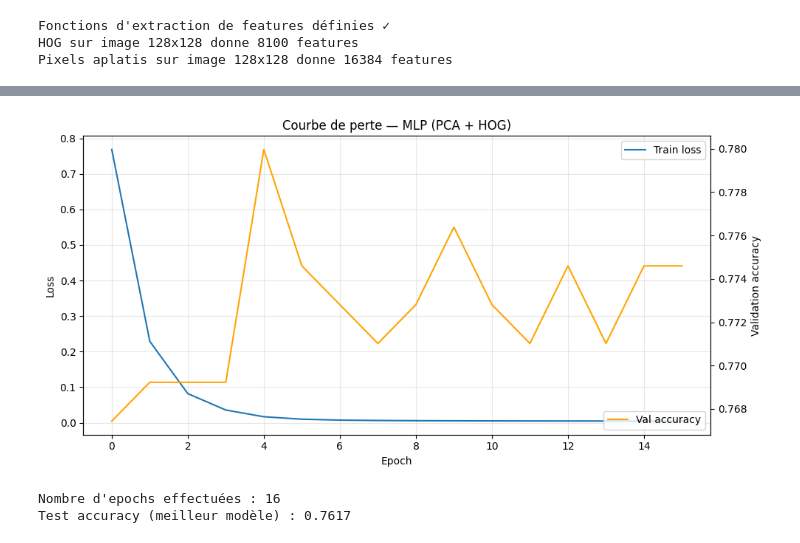
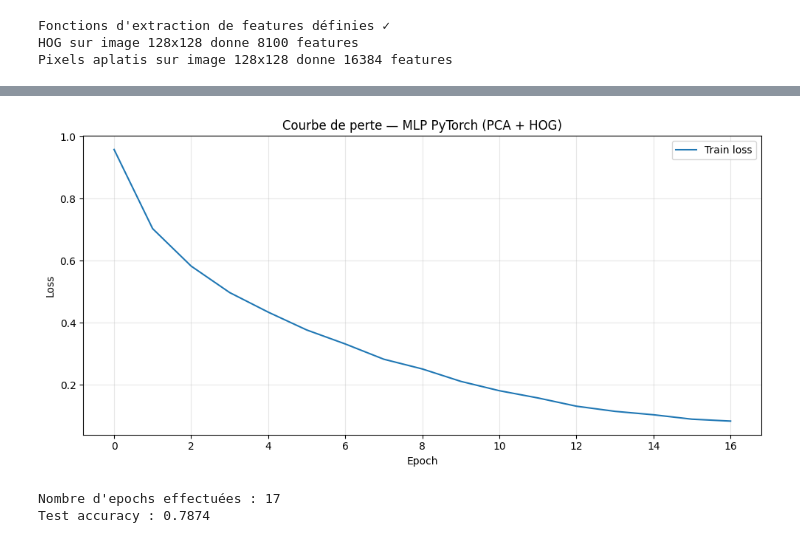
Before and after one commit to Mathis0000/Memoire, a Jupyter notebook: mlp/mlp.ipynb, the cells around one changed output, grey strips where cells are left out. Cells and saved outputs as stored; diff of their text form; code cells hidden in the pictures.

```diff
--- a/mlp/mlp.ipynb
+++ b/mlp/mlp.ipynb
@@ -161,16 +185,10 @@ PCA sera testée avec différents n_components dans le RandomizedSearchCV
 # %%
 scaler_hog = StandardScaler()
 X_train_hog_scaled = scaler_hog.fit_transform(X_train_hog)
+X_val_hog_scaled   = scaler_hog.transform(X_val_hog)
 X_test_hog_scaled  = scaler_hog.transform(X_test_hog)
 
-X_train_combined_raw = np.hstack([X_train_pixels_scaled, X_train_hog_scaled])
-X_test_combined_raw  = np.hstack([X_test_pixels_scaled,  X_test_hog_scaled])
-
-n_pixel_features = X_train_pixels_scaled.shape[1]
-n_hog_features   = X_train_hog_scaled.shape[1]
-
-print(f"Shape X_train_hog_scaled     : {X_train_hog_scaled.shape}")
-print(f"Shape X_train_combined_raw   : {X_train_combined_raw.shape}")
-print(f"  - Colonnes pixels : 0 à {n_pixel_features - 1}")
-print(f"  - Colonnes HOG    : {n_pixel_features} à {n_pixel_features + n_hog_features - 1}")
+del X_train_hog, X_val_hog, X_test_hog
+gc.collect()
+print(f"Shape X_train_hog_scaled : {X_train_hog_scaled.shape}")
 # %% [output]
@@ -367,7 +450,7 @@ print("="*70)
 comparison_data = []
 
 for name, data in results.items():
-    y_pred = data['best_model'].predict(data['X_test'])
+    y_pred = predict(data['best_model'], data['X_test'])
 
     acc  = accuracy_score(y_test, y_pred)
     bacc = balanced_accuracy_score(y_test, y_pred)
@@ -381,7 +464,7 @@ for name, data in results.items():
 
     comparison_data.append({
         'Approche':      name,
-        'CV Score':      data['best_cv_score'],
+        'Val Score':     data['best_cv_score'],
         'Test Accuracy': acc,
         'Balanced Acc':  bacc,
         'Precision':     prec,
@@ -497,48 +580,38 @@ plt.show()
 # %%
-# Courbe de perte du meilleur modèle (ré-entraîné seul pour accéder à loss_curve_)
-best_params = best_data['best_params']
+best_data = results[best_approach]
+best_p    = best_data['best_params'].copy()
 
-# Extraire les paramètres MLP (sans le préfixe pipeline)
-mlp_keys = {k.replace('mlp__', ''): v for k, v in best_params.items() if k.startswith('mlp__')}
-pca_n    = best_params.get('pca__n_components') or best_params.get('features__pca__n_components')
+if best_approach == 'PCA':
+    pca_n   = best_p.pop('pca_n')
+    pca_obj = skPCA(n_components=pca_n, random_state=42).fit(X_train_pixels_scaled)
+    X_tr_fin  = pca_obj.transform(X_train_pixels_scaled)
+    X_val_fin = pca_obj.transform(X_val_pixels_scaled)
+    X_te_fin  = pca_obj.transform(X_test_pixels_scaled)
+elif best_approach == 'HOG':
+    best_p.pop('pca_n', None)
+    X_tr_fin, X_val_fin, X_te_fin = X_train_hog_scaled, X_val_hog_scaled, X_test_hog_scaled
+else:
+    pca_n   = best_p.pop('pca_n')
+    pca_obj = skPCA(n_components=pca_n, random_state=42).fit(X_train_pixels_scaled)
+    X_tr_fin  = np.hstack([pca_obj.transform(X_train_pixels_scaled), X_train_hog_scaled])
+    X_val_fin = np.hstack([pca_obj.transform(X_val_pixels_scaled),   X_val_hog_scaled])
+    X_te_fin  = np.hstack([pca_obj.transform(X_test_pixels_scaled),  X_test_hog_scaled])
 
-# Préparer X selon la meilleure approche
-if best_approach == 'PCA':
-    pca_final = PCA(n_components=pca_n, random_state=42).fit(X_train_pixels_scaled)
-    X_tr = pca_final.transform(X_train_pixels_scaled)
-    X_te = pca_final.transform(X_test_pixels_scaled)
-elif best_approach == 'HOG':
-    X_tr, X_te = X_train_hog_scaled, X_test_hog_scaled
-else:
-    from sklearn.compose import ColumnTransformer
-    ct = ColumnTransformer([
-        ('pca', PCA(n_components=pca_n, random_state=42), list(range(n_pixel_features))),
-        ('hog', 'passthrough', list(range(n_pixel_features, n_pixel_features + n_hog_features)))
-    ])
-    X_tr = ct.fit_transform(X_train_combined_raw)
-    X_te = ct.transform(X_test_combined_raw)
-
-best_mlp = MLPClassifier(**mlp_keys, **MLP_COMMON)
-best_mlp.fit(X_tr, y_train)
+_, _, loss_curve = train_mlp(X_tr_fin, y_train, X_val_fin, y_val, best_p)
 
 fig, ax = plt.subplots(figsize=(10, 5))
-ax.plot(best_mlp.loss_curve_, label='Train loss')
-if hasattr(best_mlp, 'validation_scores_'):
-    ax2 = ax.twinx()
-    ax2.plot(best_mlp.validation_scores_, color='orange', label='Val accuracy')
-    ax2.set_ylabel('Validation accuracy')
-    ax2.legend(loc='lower right')
+ax.plot(loss_curve, label='Train loss')
 ax.set_xlabel('Epoch')
 ax.set_ylabel('Loss')
-ax.set_title(f'Courbe de perte — MLP ({best_approach})')
-ax.legend(loc='upper right')
+ax.set_title(f'Courbe de perte — MLP PyTorch ({best_approach})')
+ax.legend()
 ax.grid(alpha=0.3)
 plt.tight_layout()
 plt.show()
 
-print(f"Nombre d'epochs effectuées : {best_mlp.n_iter_}")
-print(f"Test accuracy (meilleur modèle) : {accuracy_score(y_test, best_mlp.predict(X_te)):.4f}")
+print(f"Nombre d'epochs effectuées : {len(loss_curve)}")
+print(f"Test accuracy : {accuracy_score(y_test, predict(best_data['best_model'], X_te_fin)):.4f}")
 # %% [output]
-[figure, old version]
+[figure, new version]
-Nombre d'epochs effectuées : 16
-Test accuracy (meilleur modèle) : 0.7617
+Nombre d'epochs effectuées : 17
+Test accuracy : 0.7874
```
Also changed, not shown: parts of 14 cells of this notebook, 4 other files.
